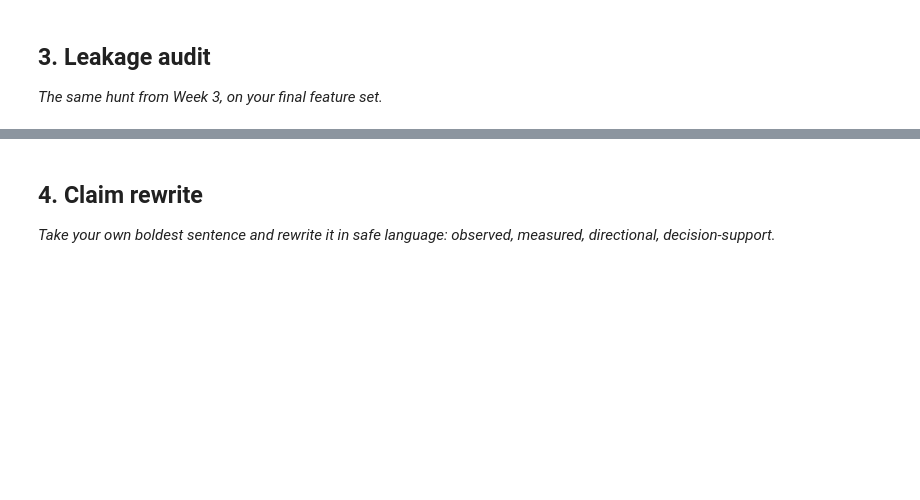
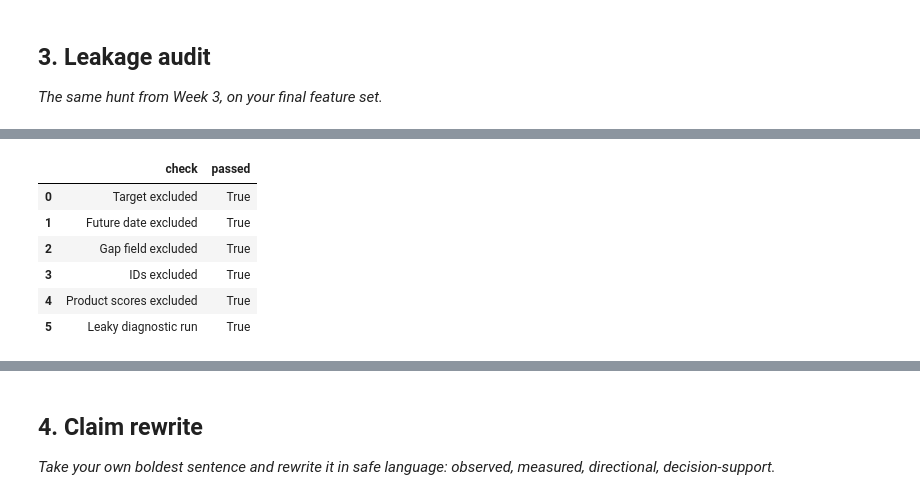
Before and after one commit to Shrishagk/My_flyrank, a Jupyter notebook: work/notebooks/w06_validation_audit.ipynb, the cells around one changed output, grey strips where cells are left out. Cells and saved outputs as stored; diff of their text form; code cells hidden in the pictures; blank space fills up the shorter version.

```diff
--- a/work/notebooks/w06_validation_audit.ipynb
+++ b/work/notebooks/w06_validation_audit.ipynb
@@ -29,0 +677,18 @@ This skeleton is yours to fill. Work the sections **in order** — each one has
+# %%
+identifier_columns = [
+    "client_hash_id",
+    "content_hash_id",
+    "report_date"
+]
+
+identifier_in_features = [
+    col for col in identifier_columns
+    if col in features
+]
+
+print(
+    "Identifiers accidentally used as features:",
+    identifier_in_features
+)
+
+assert identifier_in_features == []
@@ -29,0 +860,26 @@ This skeleton is yours to fill. Work the sections **in order** — each one has
+# %%
+leakage_checks = {
+    "Target excluded": "next_day_clicks" not in features,
+    "Future date excluded": "next_date" not in features,
+    "Gap field excluded": "days_to_next" not in features,
+    "IDs excluded": identifier_in_features == [],
+    "Product scores excluded": used_product_columns == [],
+    "Leaky diagnostic run": True,
+}
+
+leakage_table = pd.DataFrame({
+    "check": list(leakage_checks.keys()),
+    "passed": list(leakage_checks.values())
+})
+
+display(leakage_table)
+
+assert all(leakage_checks.values())
+# %% [output]
+|  | check | passed |
+| 0 | Target excluded | True |
+| 1 | Future date excluded | True |
+| 2 | Gap field excluded | True |
+| 3 | IDs excluded | True |
+| 4 | Product scores excluded | True |
+| 5 | Leaky diagnostic run | True |
```
Also changed, not shown: parts of 28 cells of this notebook.
